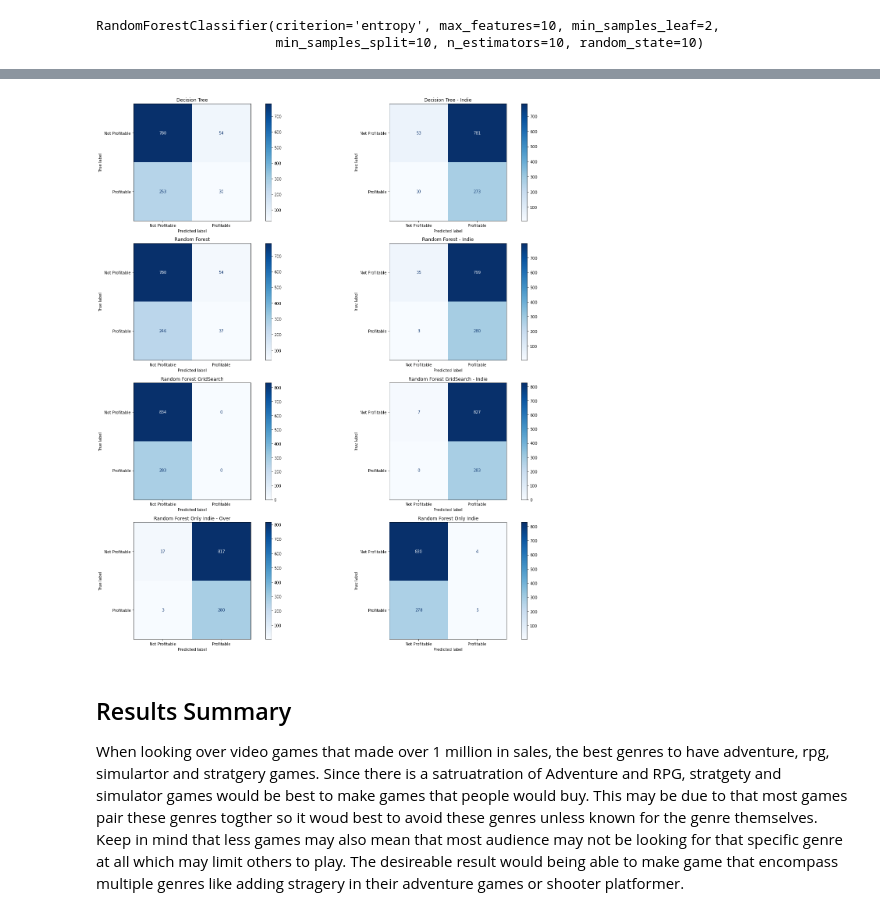
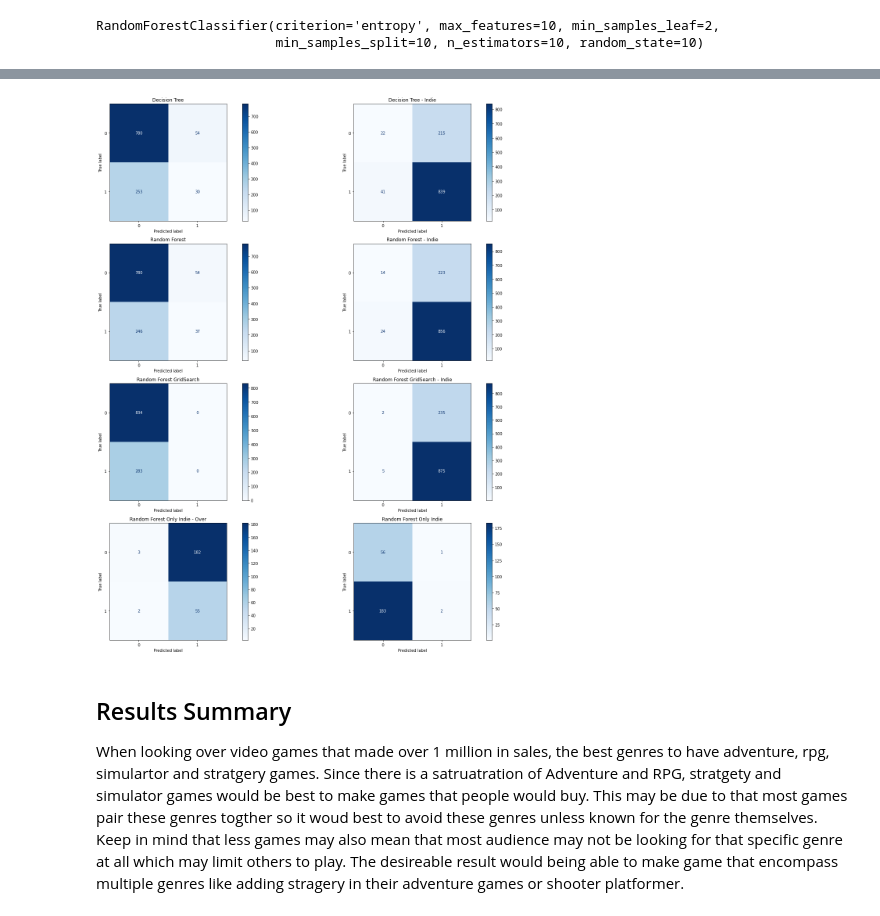
Before and after one commit to Tommyphung1/Predicting-Video-Games-Profit-with-Genres, a Jupyter notebook: Final_Notebook.ipynb, the cells around one changed output, grey strips where cells are left out. Saved outputs shown, nothing was run; the diff lists cells and outputs as text; code cells hidden in the pictures.

```diff
--- a/Final_Notebook.ipynb
+++ b/Final_Notebook.ipynb
@@ -336,32 +304,3 @@ RandomForestClassifier(criterion='entropy', max_features=10, min_samples_leaf=2,
 # %%
 random_list_3 = dc.convert_feature(model_indie_over)
 random_list_4 = dc.convert_feature(model_indie)
-# %%
-fig,ax = plt.subplots(ncols= 2, figsize = (20, 5))
-
-x_feat = [x[0] for x in random_list_3]
-y_feat = [x[1] for x in random_list_3]
-xlabel = ['{}%'.format(x) for x in np.arange(0,16,2)]
-ax[0].barh(x_feat[18:24], y_feat[18:24])
-ax[0].set_title('Feature Importance Random - Over')
-
-ax[0].set_xticks(np.arange(0,16,2));
-ax[0].set_xticklabels(xlabel);
-ax[0].set_ylabel('Genres');
-ax[0].set_xlabel('Percentage');
-
-for i, v in enumerate(y_feat[18:24]):
-    ax[0].text(v + .2, i, str(v) + '%', color='blue', fontweight='bold')
-
-
-x_feat_2 = [x[0] for x in random_list_4]
-y_feat_2 = [x[1] for x in random_list_4]
-ax[1].barh(x_feat_2[18:24], y_feat_2[18:24])
-ax[1].set_title('Feature Importance Random - Indie')
-ax[1].set_xticks(np.arange(0,16,2));
-ax[1].set_xticklabels(xlabel);
-ax[1].set_ylabel('Genres');
-ax[1].set_xlabel('Percentage');
-
-for i, v in enumerate(y_feat_2[18:24]):
-    ax[1].text(v + .2, i, str(v) + '%', color='blue', fontweight='bold')
@@ -423,23 +364,24 @@ Random Forest Only Indie
 # %%
 fig, axes = plt.subplots(nrows=4, ncols=2, figsize=(20,20))
 
 classifiers = [baseline, baseline_2, random, random_2, forest_clf_base,forest_clf_base_2, model_indie, model_indie_over]
 graph_titles = ['Decision Tree', 'Decision Tree - Indie', 'Random Forest', 'Random Forest - Indie', 'Random Forest GridSearch',  'Random Forest GridSearch - Indie',
                 'Random Forest Only Indie - Over', 'Random Forest Only Indie']
+test_values = [(X_test, y_test), (X_test, y_test_2), (X_test, y_test), (X_test, y_test_2), (X_test, y_test), (X_test, y_test_2), (X_test_3, y_test_3), (X_test_3, y_indie_test_2)]
 index = 0
 for cls, ax in zip(classifiers, axes.flatten()):
     ConfusionMatrixDisplay.from_estimator(cls,
-                          X_test,
-                          y_test,
+                          test_values[index][0],
+                          test_values[index][1],
                           ax=ax,
                           cmap='Blues',
-                          display_labels= ['Not Profitable', 'Profitable'])
+                          )
     ax.title.set_text(graph_titles[index])
     index += 1
 plt.tight_layout()
 plt.show()
 # %% [output]
-[figure, old version]
+[figure, new version]
 # %% [markdown]
 ## Results Summary
 When looking over video games that made over 1 million in sales, the best genres to have adventure, rpg, simulartor and stratgery games. Since there is a satruatration of Adventure and RPG, stratgety and simulator games would be best to make games that people would buy. This may be due to that most games pair these genres togther so it woud best to avoid these genres unless known for the genre themselves. Keep in mind that less games may also mean that most audience may not be looking for that specific genre at all which may limit others to play. The desireable result would being able to make game that encompass multiple genres like adding stragery in their adventure games or shooter platformer.
```
Also changed, not shown: parts of 47 cells of this notebook, 2 other files.
